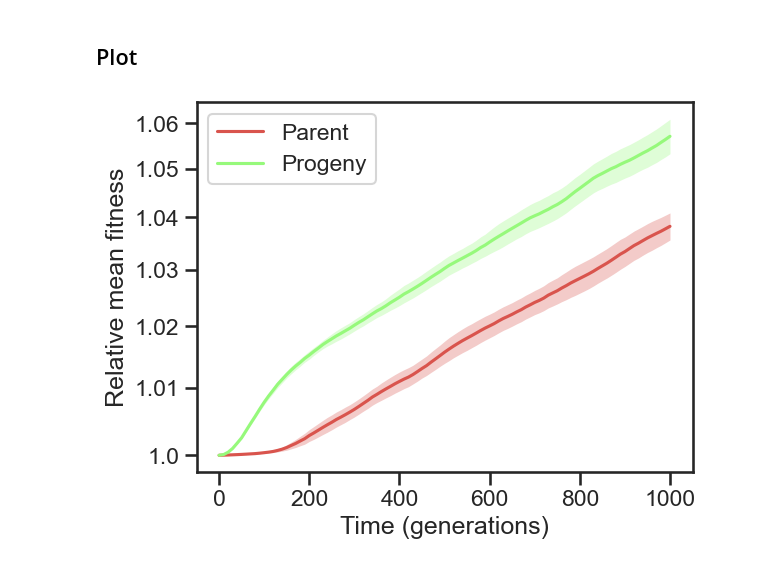
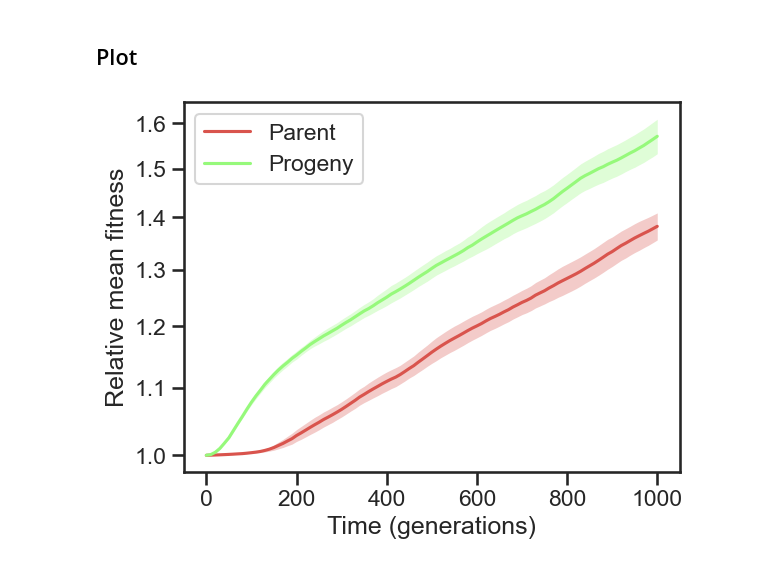
Before and after one commit to rbazev/sex_amitosis_evolvability, a Jupyter notebook: amitosis.ipynb, the cells around one changed output. Drawn from its saved outputs; the diff is of its cells as text; code cells hidden in the pictures.

```diff
--- a/amitosis.ipynb
+++ b/amitosis.ipynb
@@ -86,16 +86,16 @@ gre = sns.xkcd_rgb['light green']
 # %%
 t = data['generation']
 w1 = data['fitness_mean'] / data['fitness_mean'][0]
 w2 = data2['fitness_mean'] / data2['fitness_mean'][0]
 w1ci = 2.13145 * (data['fitness_std'] / data['fitness_mean'][0]) / 4
 w2ci = 2.13145 * (data2['fitness_std'] / data2['fitness_mean'][0]) / 4
 plt.semilogy(t, w1, label='Parent', color=red)
 plt.fill_between(t, w1 - w1ci, w1 + w1ci, alpha=.3, color=red, lw=.001)
 plt.plot(t, w2, label='Progeny', color=gre)
 plt.fill_between(t, w2 - w2ci, w2 + w2ci, alpha=.3, color=gre, lw=.001)
-plt.yticks(ticks=np.arange(1, 1.61, .1), labels=np.arange(1, 1.061, .01).round(2))
+plt.yticks(ticks=np.arange(1, 1.61, .1), labels=np.arange(1, 1.61, .1).round(2))
 plt.ylabel('Relative mean fitness')
 plt.xlabel('Time (generations)')
 plt.legend();
 # %% [output]
-[figure, old version]
+[figure, new version]
```
